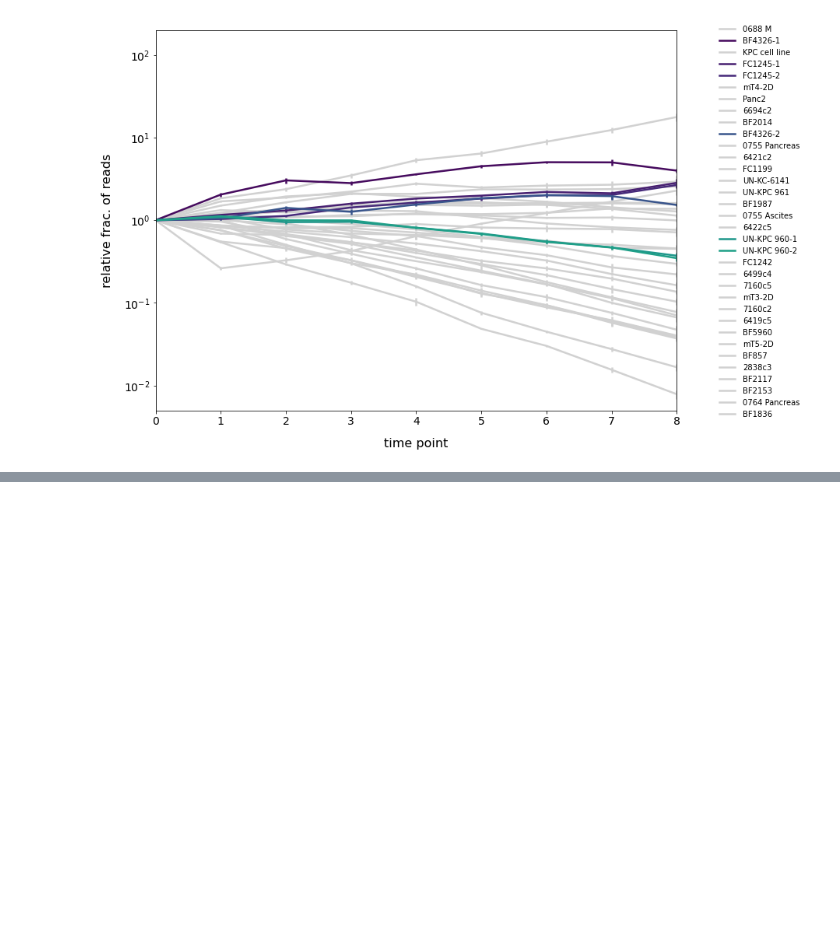
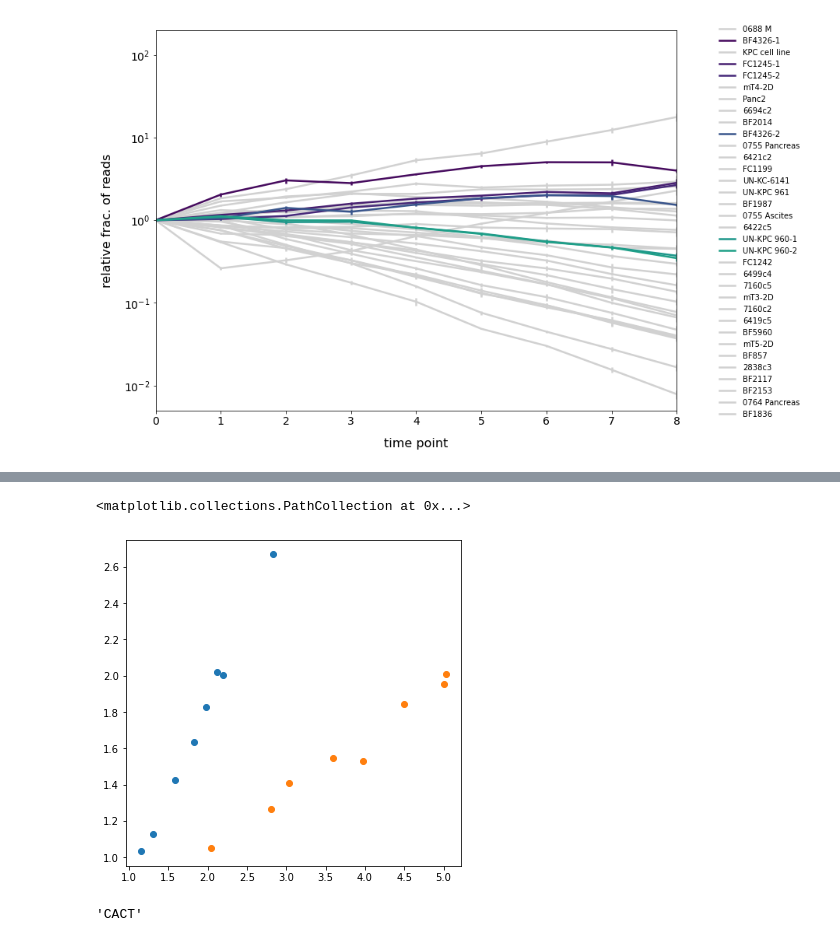
Before and after one commit to alyulina/metastatic-phenotypes, a Jupyter notebook: cell-line-level_in-vitro.ipynb, the cells around one changed output, grey strips where cells are left out. Cells and saved outputs as stored; diff of their text form; code cells hidden in the pictures; blank space fills up the shorter version.

```diff
--- a/cell-line-level_in-vitro.ipynb
+++ b/cell-line-level_in-vitro.ipynb
@@ -190,0 +282,16 @@ plt.legend(frameon=False, ncol=1, handletextpad=1, loc='upper right', bbox_to_an
+# %%
+plt.figure(figsize=(6, 6));
+
+plt.scatter([np.mean([y / np.mean(cell_line_fracs_t['AGTC'][0]) for y in cell_line_fracs_t['AGTC'][x]]) for x in range(1, 9)],
+           [np.mean([y / np.mean(cell_line_fracs_t['CTTC'][0]) for y in cell_line_fracs_t['CTTC'][x]]) for x in range(1, 9)])
+
+
+plt.scatter([np.mean([y / np.mean(cell_line_fracs_t['ATCG'][0]) for y in cell_line_fracs_t['ATCG'][x]]) for x in range(1, 9)],
+           [np.mean([y / np.mean(cell_line_fracs_t['CACT'][0]) for y in cell_line_fracs_t['CACT'][x]]) for x in range(1, 9)])
+# %% [output]
+<matplotlib.collections.PathCollection at 0x...>
+[figure, added]
+# %%
+cell_line_dict['BF4326-2']
+# %% [output]
+'CACT'
```
Also changed, not shown: parts of 5 cells of this notebook.
